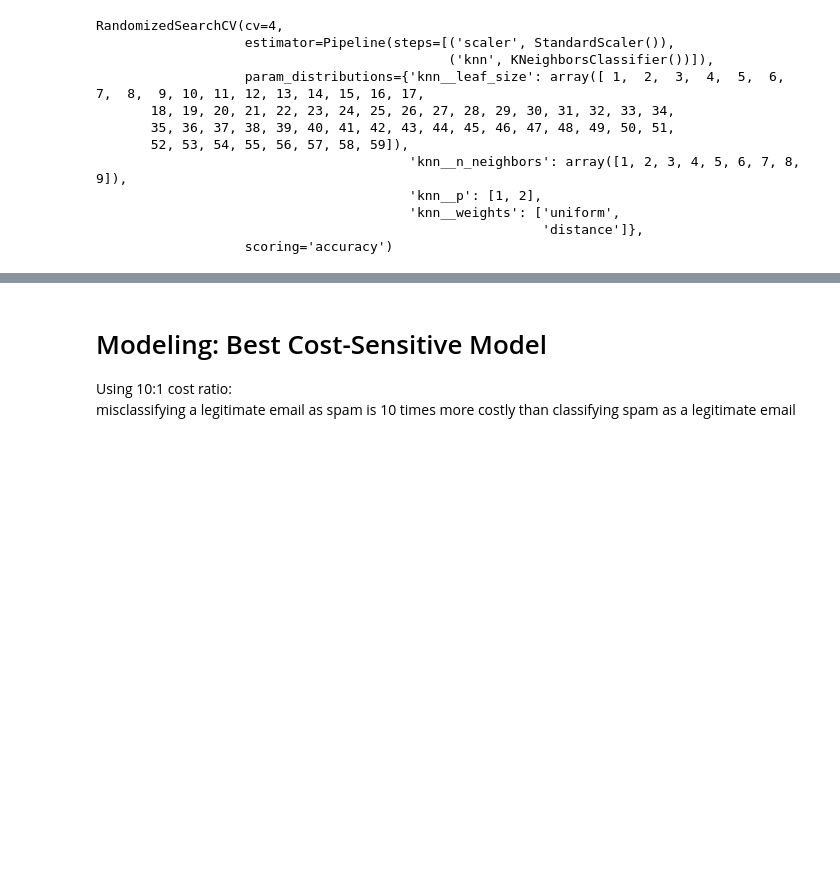
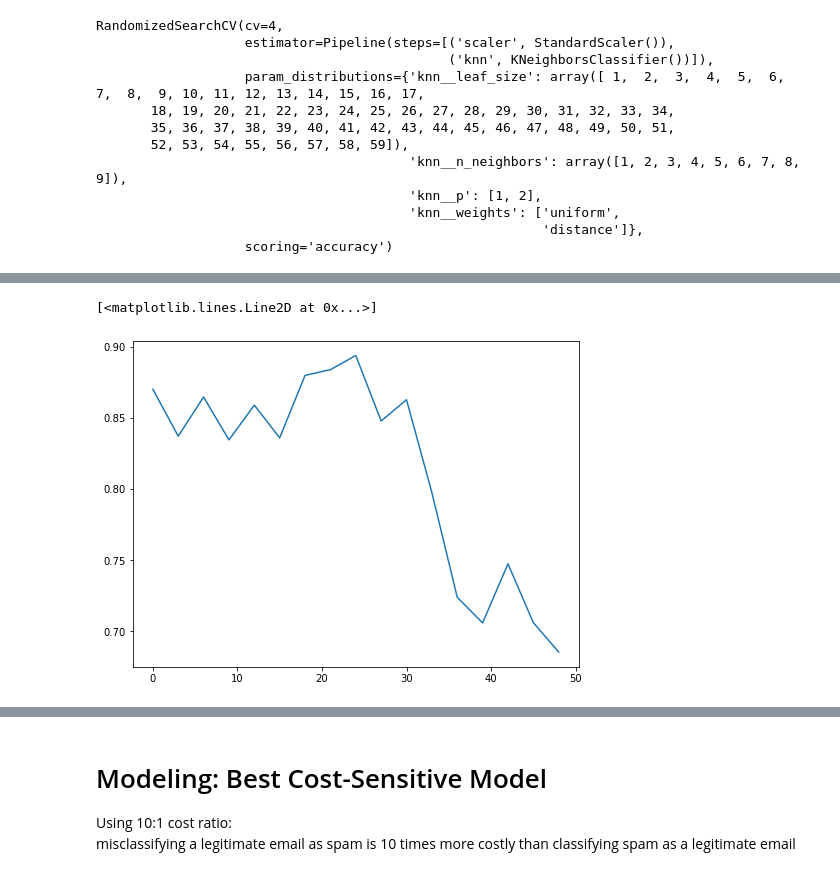
Before and after one commit to jentlapalm/ML_Assignment3, a Jupyter notebook: ML Assignment #3.ipynb, the cells around one changed output, grey strips where cells are left out. Cells and saved outputs as stored; diff of their text form; code cells hidden in the pictures; blank space fills up the shorter version.

```diff
--- a/ML Assignment #3.ipynb
+++ b/ML Assignment #3.ipynb
@@ -393,0 +525,26 @@ While the model performed worse compared to XGBoost, I hope to see if it is usef
+# %%
+# checking Naive Bayes without standard scaling and feature selection
+
+# setting up pipeline
+gnb_pipeline=Pipeline([('gnb',GaussianNB())])
+
+# parameters
+params={'gnb__var_smoothing':np.arange(0.00000000001,0.000005,0.00000000005)}
+
+accuracy_list=[]
+
+for i in np.arange(0,50,3):
+    # random search
+    gnb_rs=RandomizedSearchCV(estimator=gnb_pipeline,param_distributions=params,n_iter=10,scoring='accuracy',cv=4)
+    gnb_rs.fit(X.drop(lst_yticklabels[0:i],axis=1),y)
+
+    # cross validated scoring
+    scores = cross_val_score(gnb_rs.best_estimator_, X.drop(lst_yticklabels[0:i],axis=1), y, cv=4, scoring='accuracy')
+
+    accuracy_list.append(scores.mean())
+
+plt.rcParams['figure.figsize'] = [8, 6]
+plt.plot(np.arange(0,50,3),accuracy_list)
+# %% [output]
+[<matplotlib.lines.Line2D at 0x...>]
+[figure, added]
```
Also changed, not shown: parts of 32 cells of this notebook.
